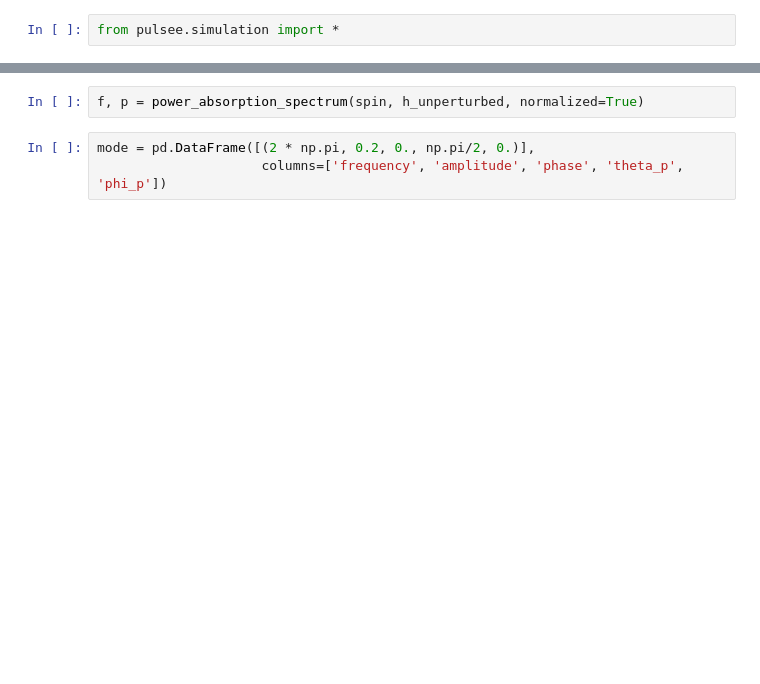
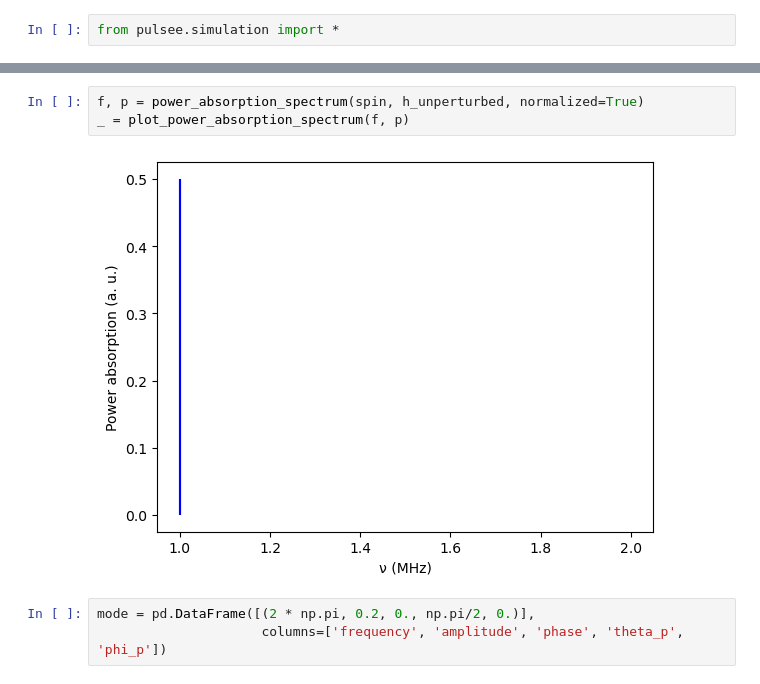
Before and after one commit to vemiBGH/PULSEE, a Jupyter notebook: demos/readme_demo.ipynb, the cells around one changed output, grey strips where cells are left out. Drawn from its saved outputs; the diff is of its cells as text; blank space fills up the shorter version.

```diff
--- a/demos/readme_demo.ipynb
+++ b/demos/readme_demo.ipynb
@@ -17,5 +17,8 @@ fig = plot_real_part_density_matrix(dm_0)
 # %%
 f, p = power_absorption_spectrum(spin, h_unperturbed, normalized=True)
+_ = plot_power_absorption_spectrum(f, p)
+# %% [output]
+[figure, added]
 # %%
 mode = pd.DataFrame([(2 * np.pi, 0.2, 0., np.pi/2, 0.)],
                      columns=['frequency', 'amplitude', 'phase', 'theta_p', 'phi_p'])
```
Also changed, not shown: parts of 12 cells of this notebook.
